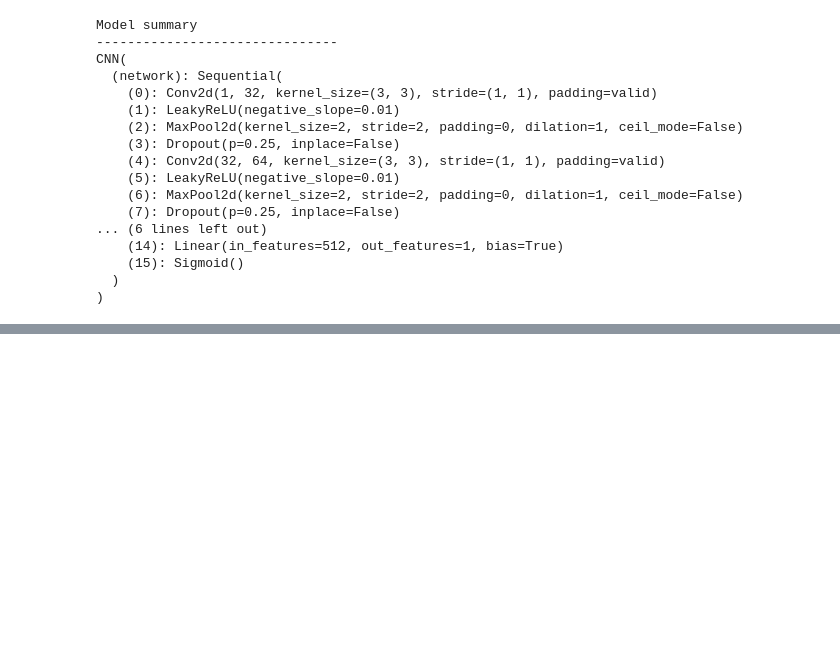
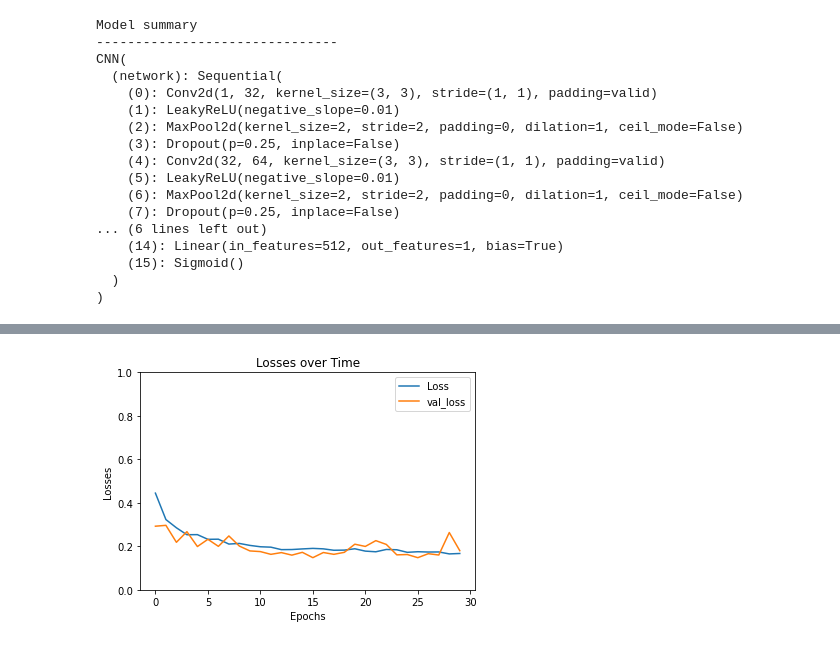
Before and after one commit to sjacob2019/Pneumonia-Chest-Xray, a Jupyter notebook: main.ipynb, the cells around one changed output, grey strips where cells are left out. Saved outputs shown, nothing was run; the diff lists cells and outputs as text; code cells hidden in the pictures; blank space fills up the shorter version.

```diff
--- a/main.ipynb
+++ b/main.ipynb
@@ -88,11 +90,36 @@ CNN(
 # %%
 loss_fn = nn.BCELoss()
 optimizer = torch.optim.Adam(model.parameters(), lr=LEARNING_RATE)
+history = {
+    'losses': [],
+    'val_losses': [],
+    'accuracies':[],
+    'val_accuracies':[],
+    'precisions': [],
+    'val_precisions': [],
+    'recalls': [],
+    'val_recalls': [],
+    'specificities': [],
+    'val_specificities': [],
+}
 
 for t in range(EPOCHS):
     print(f"Epoch {t+1}\n-------------------------------")
-    train_loop(train_dataloader, model, loss_fn, optimizer, device=DEVICE)
-    evaluate(val_dataloader, model, loss_fn, device=DEVICE)
+    train_loop(
+        train_dataloader,
+        model,
+        loss_fn,
+        optimizer,
+        DEVICE,
+        history
+    )
+    evaluate(
+        val_dataloader,
+        model,
+        loss_fn,
+        DEVICE,
+        history
+    )
 print("Done!")
 # %% [output]
 Epoch 1
@@ -128,0 +165,11 @@ Model Saved
+# %%
+plt.plot(history['losses'], label='Loss')
+plt.plot(history['val_losses'], label = 'val_loss')
+plt.xlabel('Epochs')
+plt.ylabel('Losses')
+plt.ylim(0, 1)
+plt.title("Losses over Time")
+plt.legend()
+plt.show()
+# %% [output]
+[figure, added]
```
Also changed, not shown: parts of 11 cells of this notebook, 2 other files.
